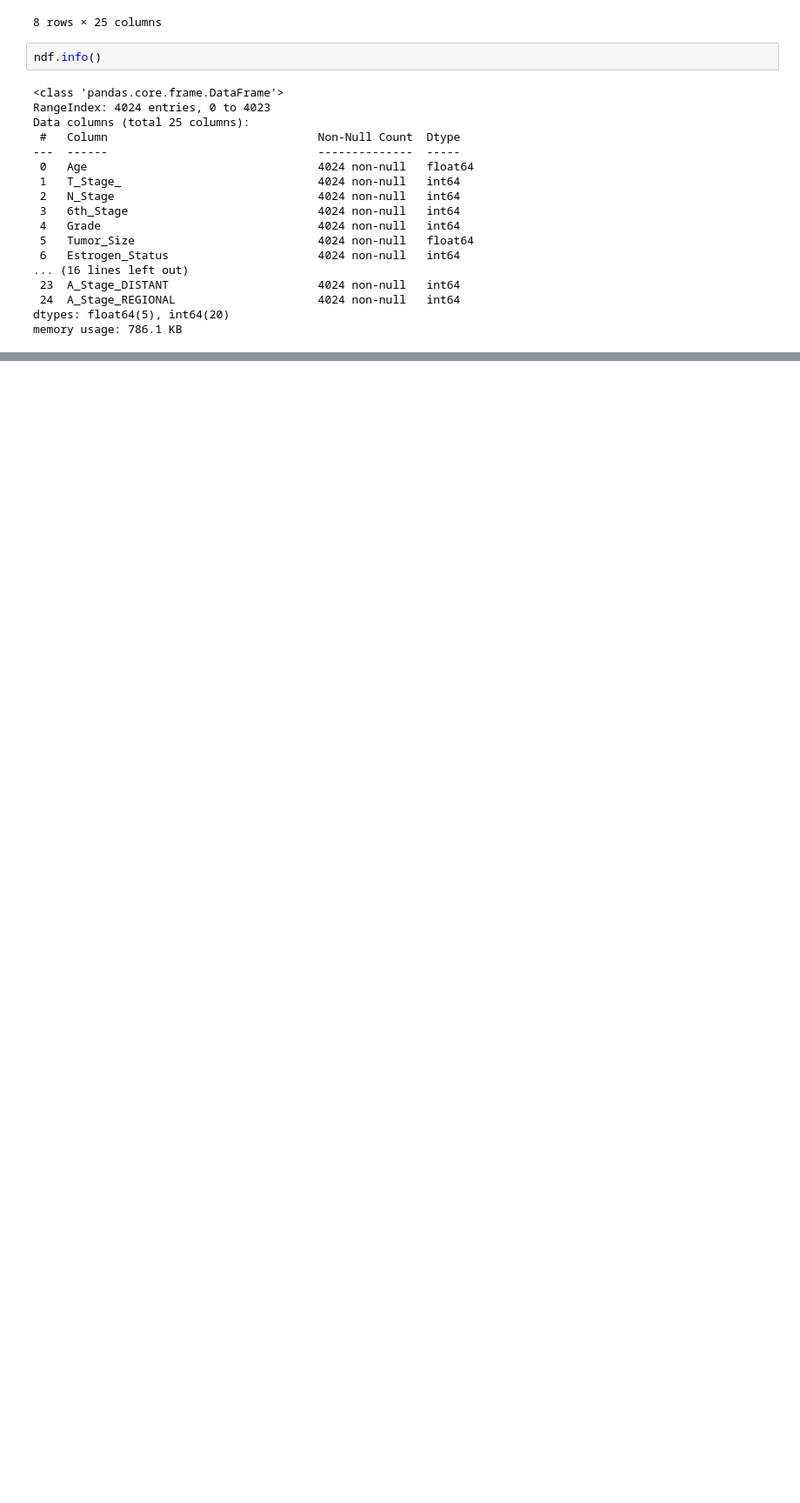
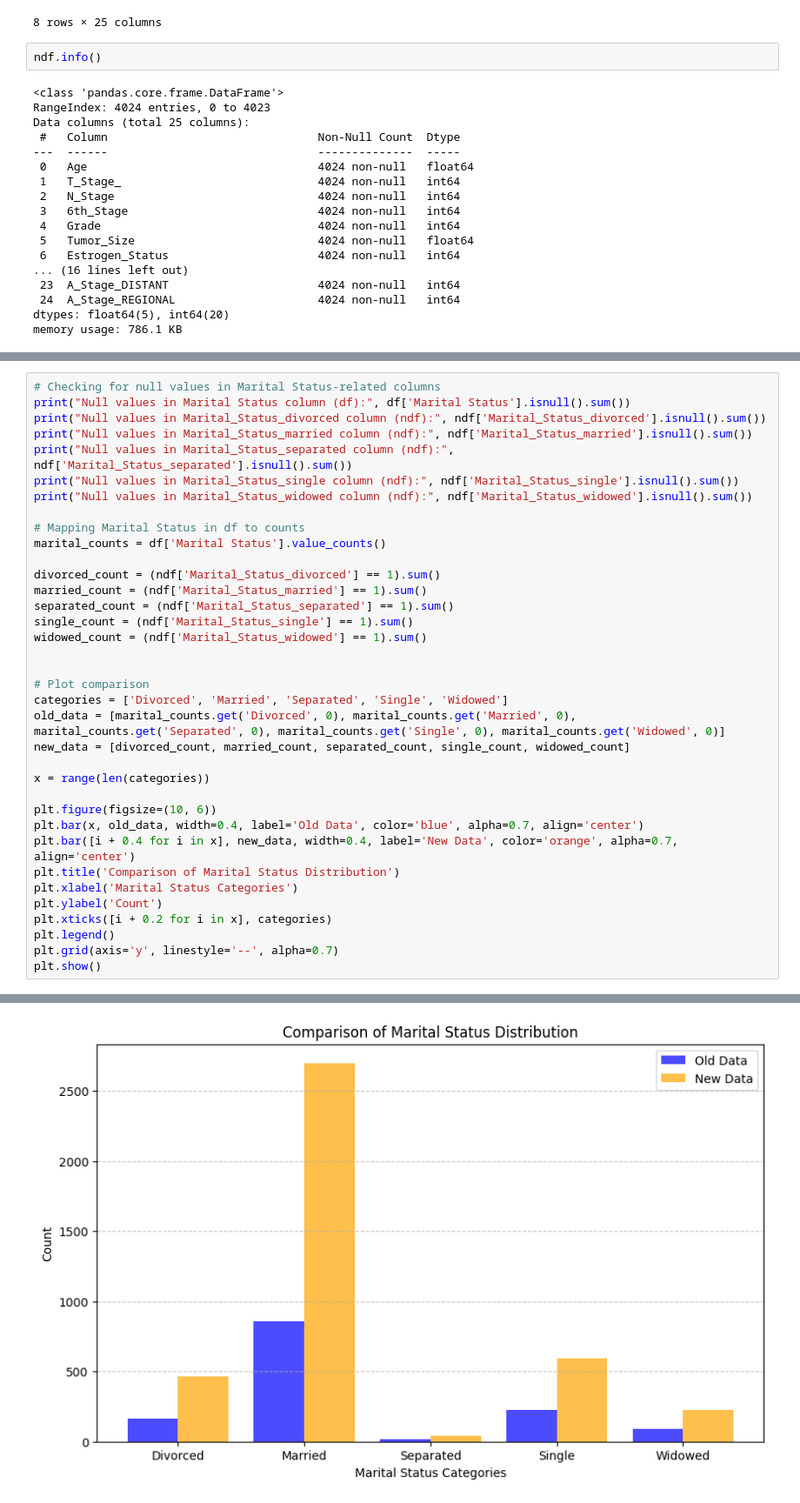
Before and after one commit to 3bdalrhmanS3d/Breast_Cancer, a Jupyter notebook: code.ipynb, the cells around one changed output, grey strips where cells are left out. Shown at 87% size. Drawn from its saved outputs; the diff is of its cells as text; blank space fills up the shorter version.

```diff
--- a/code.ipynb
+++ b/code.ipynb
@@ -1537,0 +1638,37 @@ ndf.to_csv(r'E:\DataMining\Breast_Cancer\Breast_Cancer_cleaned.csv')
+# %%
+# Checking for null values in Marital Status-related columns
+print("Null values in Marital Status column (df):", df['Marital Status'].isnull().sum())
+print("Null values in Marital_Status_divorced column (ndf):", ndf['Marital_Status_divorced'].isnull().sum())
+print("Null values in Marital_Status_married column (ndf):", ndf['Marital_Status_married'].isnull().sum())
+print("Null values in Marital_Status_separated column (ndf):", ndf['Marital_Status_separated'].isnull().sum())
+print("Null values in Marital_Status_single column (ndf):", ndf['Marital_Status_single'].isnull().sum())
+print("Null values in Marital_Status_widowed column (ndf):", ndf['Marital_Status_widowed'].isnull().sum())
+
+# Mapping Marital Status in df to counts
+marital_counts = df['Marital Status'].value_counts()
+
+divorced_count = (ndf['Marital_Status_divorced'] == 1).sum()
+married_count = (ndf['Marital_Status_married'] == 1).sum()
+separated_count = (ndf['Marital_Status_separated'] == 1).sum()
+single_count = (ndf['Marital_Status_single'] == 1).sum()
+widowed_count = (ndf['Marital_Status_widowed'] == 1).sum()
+
+
+# Plot comparison
+categories = ['Divorced', 'Married', 'Separated', 'Single', 'Widowed']
+old_data = [marital_counts.get('Divorced', 0), marital_counts.get('Married', 0), marital_counts.get('Separated', 0), marital_counts.get('Single', 0), marital_counts.get('Widowed', 0)]
+new_data = [divorced_count, married_count, separated_count, single_count, widowed_count]
+
+x = range(len(categories))
+
+plt.figure(figsize=(10, 6))
+plt.bar(x, old_data, width=0.4, label='Old Data', color='blue', alpha=0.7, align='center')
+plt.bar([i + 0.4 for i in x], new_data, width=0.4, label='New Data', color='orange', alpha=0.7, align='center')
+plt.title('Comparison of Marital Status Distribution')
+plt.xlabel('Marital Status Categories')
+plt.ylabel('Count')
+plt.xticks([i + 0.2 for i in x], categories)
+plt.legend()
+plt.grid(axis='y', linestyle='--', alpha=0.7)
+plt.show()
+# %% [output]
@@ -1537,0 +1681 @@ ndf.to_csv(r'E:\DataMining\Breast_Cancer\Breast_Cancer_cleaned.csv')
+[figure, added]
```
Also changed, not shown: parts of 35 cells of this notebook, 1 other file.
